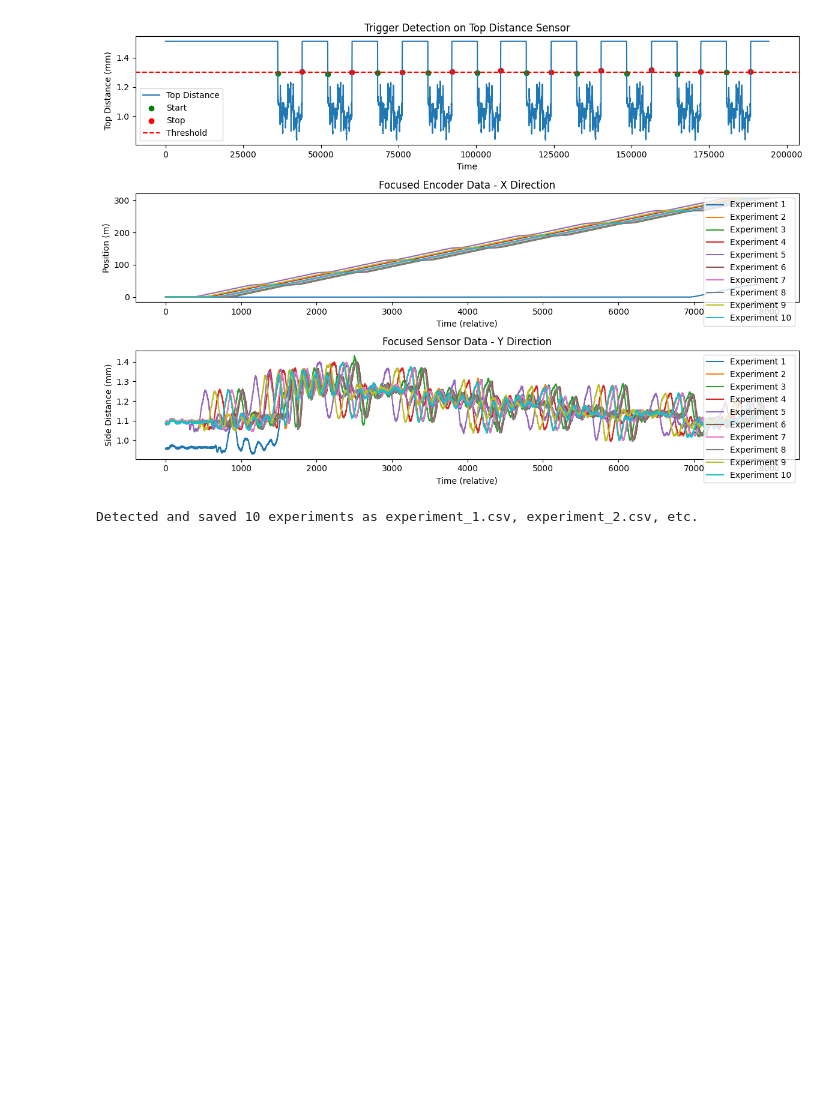
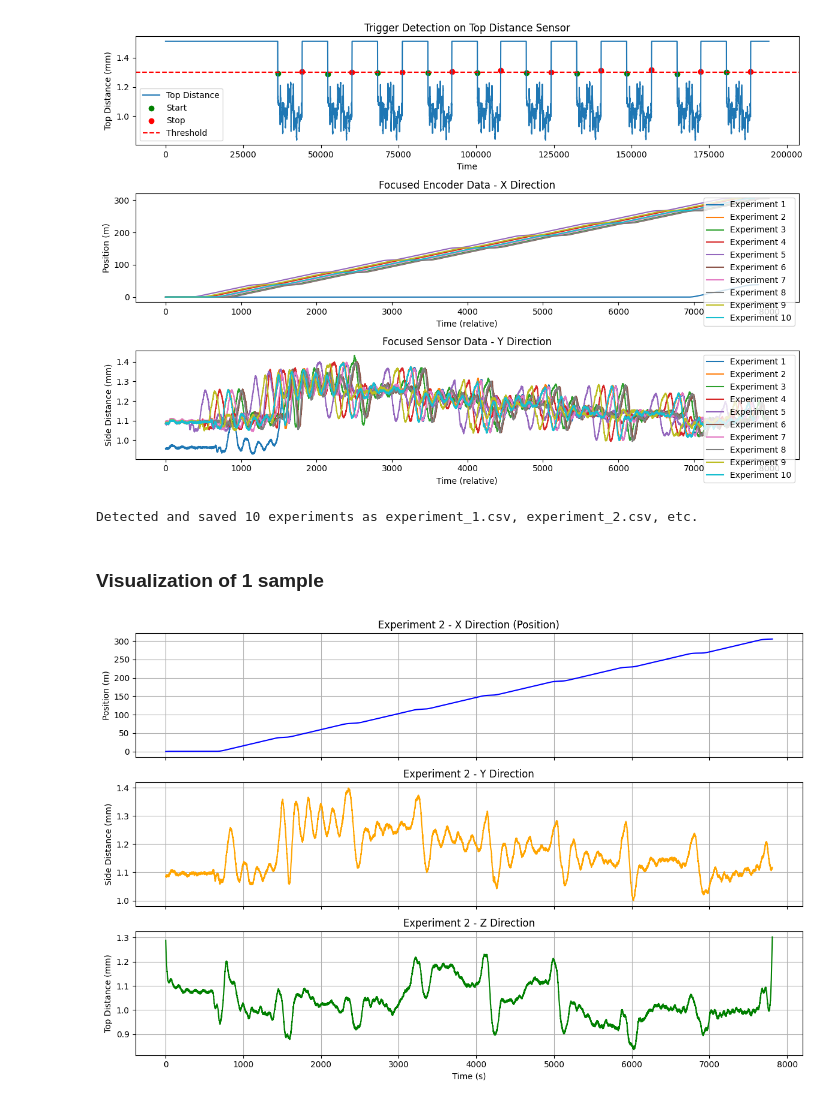
Before and after one commit to DBEKHEFR/DTS-MBE_iCoSys, a Jupyter notebook: sample_extraction.ipynb, the cells around one changed output. Drawn from its saved outputs; the diff is of its cells as text; code cells hidden in the pictures; blank space fills up the shorter version.

```diff
--- a/sample_extraction.ipynb
+++ b/sample_extraction.ipynb
@@ -76,3 +78,47 @@ print(f"Detected and saved {N_sample} experiments as experiment_1.csv, experimen
 # %% [output]
 [figure]
 Detected and saved 10 experiments as experiment_1.csv, experiment_2.csv, etc.
+# %% [markdown]
+### Visualization of 1 sample
+# %%
+# Load the data for Experiment 2
+experiment_2 = pd.read_csv('experiment_2.csv')
+
+# Extract columns
+time = experiment_2['Time'].values
+x = experiment_2['x'].values  # Speed
+y = experiment_2['y'].values  # Side distance
+z = experiment_2['z'].values  # Top distance
+
+# Reset time to start at 0 for this experiment
+time = time - time[0]
+
+# Integrate speed to get X position
+X_position = cumtrapz(x, time, initial=0)
+
+# Create subplots
+fig, axes = plt.subplots(3, 1, figsize=(12, 8), sharex=True)
+
+# Plot X position
+axes[0].plot(time, X_position, color='blue')
+axes[0].set_ylabel('Position (m)')
+axes[0].set_title('Experiment 2 - X Direction (Position)')
+axes[0].grid(True)
+
+# Plot Y distance
+axes[1].plot(time, y, color='orange')
+axes[1].set_ylabel('Side Distance (mm)')
+axes[1].set_title('Experiment 2 - Y Direction')
+axes[1].grid(True)
+
+# Plot Z distance
+axes[2].plot(time, z, color='green')
+axes[2].set_ylabel('Top Distance (mm)')
+axes[2].set_title('Experiment 2 - Z Direction')
+axes[2].set_xlabel('Time (s)')
+axes[2].grid(True)
+
+plt.tight_layout()
+plt.show()
+# %% [output]
+[figure, added]
```
Also changed, not shown: parts of 1 cell of this notebook, 4 other files.
